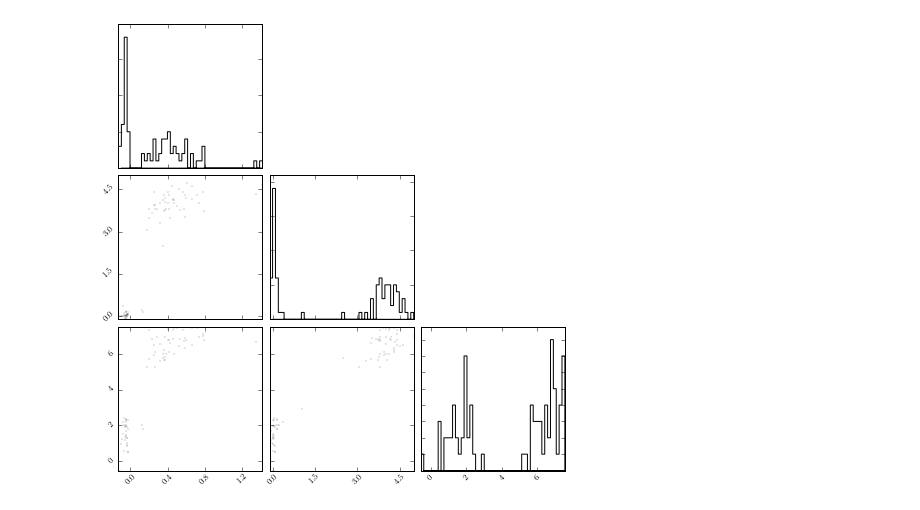
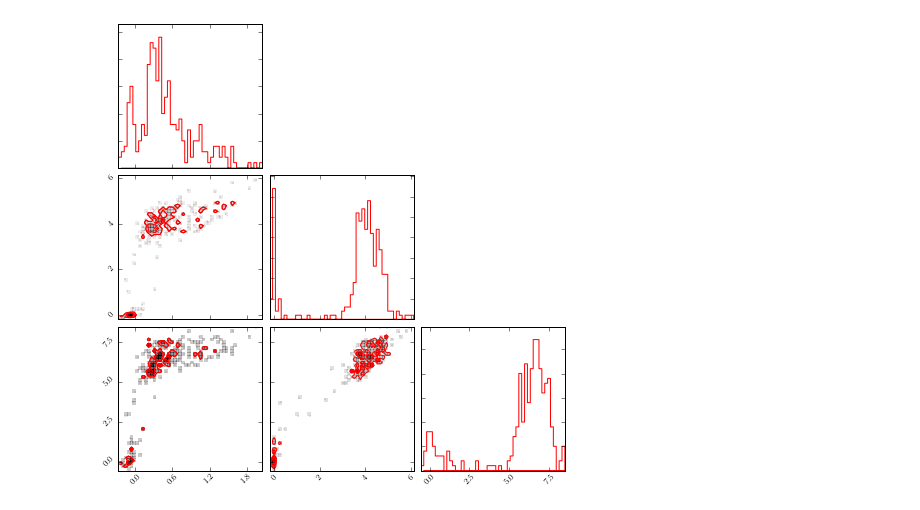
Before and after one commit to adrn/NYCastroML, a Jupyter notebook: hacks/wisehack_EM.ipynb, the cells around one changed output. Cells and saved outputs as stored; diff of their text form; code cells hidden in the pictures.

```diff
--- a/hacks/wisehack_EM.ipynb
+++ b/hacks/wisehack_EM.ipynb
@@ -89,7 +184,9 @@ pl.show()
 import triangle
 # %%
 triangle.corner?
-# %%
-fig = triangle.corner(x, plot_contours=False, plot_datapoints=True)
-# %% [output]
-[figure, removed]
+# %%
+
+fig = triangle.corner(allcol, plot_datapoints=True,color='r' )
+#triangle.corner(allcol, plot_contours=False, plot_datapoints=True,color='r',fig=fig)
+# %% [output]
+[figure, added]
```
Also changed, not shown: parts of 25 cells of this notebook.
